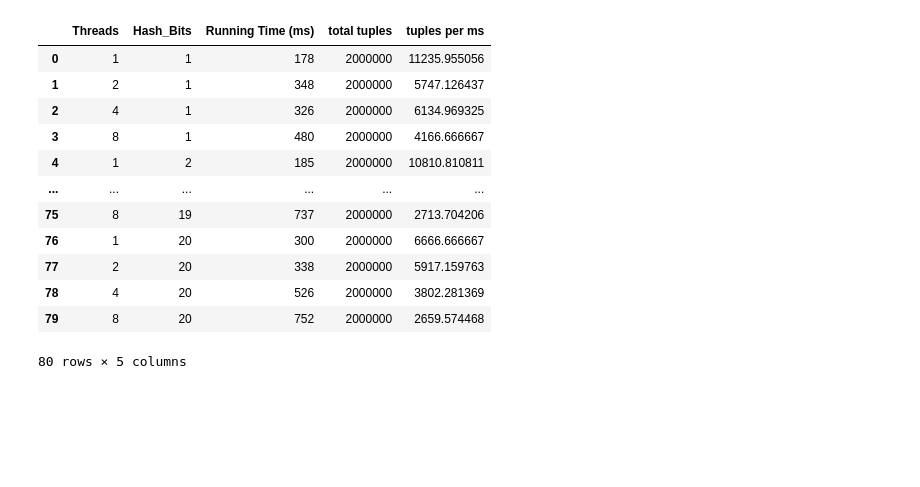
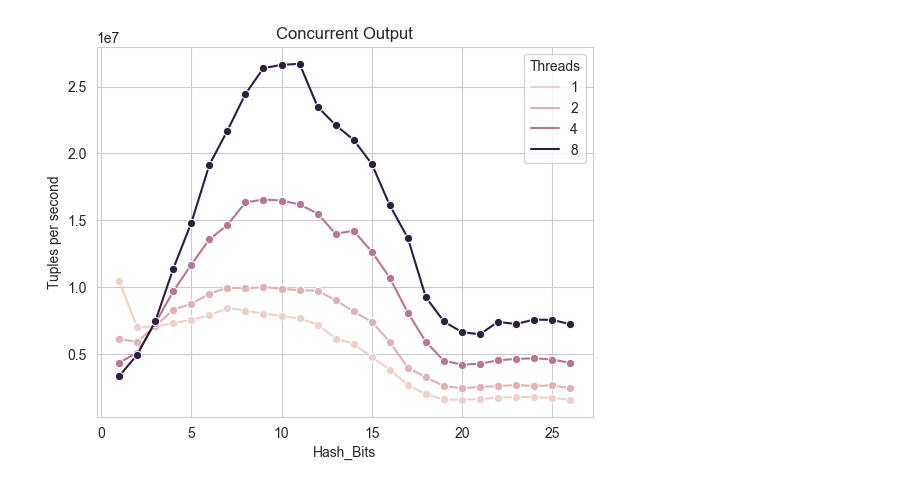
Before and after one commit to jorgedelpozolerida/ComputerSystemsPerformance, a Jupyter notebook: Project1/python/test.ipynb, the cells around one changed output. Drawn from its saved outputs; the diff is of its cells as text; code cells hidden in the pictures; blank space fills up the shorter version.

```diff
--- a/Project1/python/test.ipynb
+++ b/Project1/python/test.ipynb
@@ -2,23 +2,18 @@
 import pandas as pd
 import numpy as np
 import seaborn as sb
+
+sb.set_style("whitegrid")
+# %%
+def generate_char(df, title):
+    df["total tuples"] = 2000000
+    df["Tuples per second"] = df["total tuples"].div(df["Running Time (ms)"].values)
+    df["Tuples per second"] = df["Tuples per second"].apply(lambda x: x*1000)
+    df_viz = df.drop(columns=["Running Time (ms)", "total tuples"]).groupby(["Threads", "Hash_Bits"]).mean()
+
+    sb.lineplot(data=df_viz, x="Hash_Bits", y="Tuples per second", hue="Threads", marker="o").set(title=title)
 # %%
-concurrect_df = pd.concat([pd.read_csv(f"../experiments/concurrent_output/experiment_{1}.csv", sep=";")]).reset_index(drop=True)
-
-concurrect_df["total tuples"] = 2000000
-concurrect_df["tuples per ms"] = concurrect_df["total tuples"].div(concurrect_df["Running Time (ms)"].values)
-concurrect_df
+concurrect_df = pd.concat([pd.read_csv(f"../experiments/concurrent_output/experiment_{x}.csv", sep=";") for x in range(1,9)]).reset_index(drop=True)
+generate_char(concurrect_df, "Concurrent Output")
 # %% [output]
-|  | Threads | Hash_Bits | Running Time (ms) | total tuples | tuples per ms |
-| 0 | 1 | 1 | 178 | 2000000 | 11235.955056 |
-| 1 | 2 | 1 | 348 | 2000000 | 5747.126437 |
-| 2 | 4 | 1 | 326 | 2000000 | 6134.969325 |
-| 3 | 8 | 1 | 480 | 2000000 | 4166.666667 |
-| 4 | 1 | 2 | 185 | 2000000 | 10810.810811 |
-| ... | ... | ... | ... | ... | ... |
-| 75 | 8 | 19 | 737 | 2000000 | 2713.704206 |
-| 76 | 1 | 20 | 300 | 2000000 | 6666.666667 |
-| 77 | 2 | 20 | 338 | 2000000 | 5917.159763 |
-| 78 | 4 | 20 | 526 | 2000000 | 3802.281369 |
-| 79 | 8 | 20 | 752 | 2000000 | 2659.574468 |
-80 rows × 5 columns
+[figure, added]
```
Also changed, not shown: parts of 3 cells of this notebook, 22 other files.
